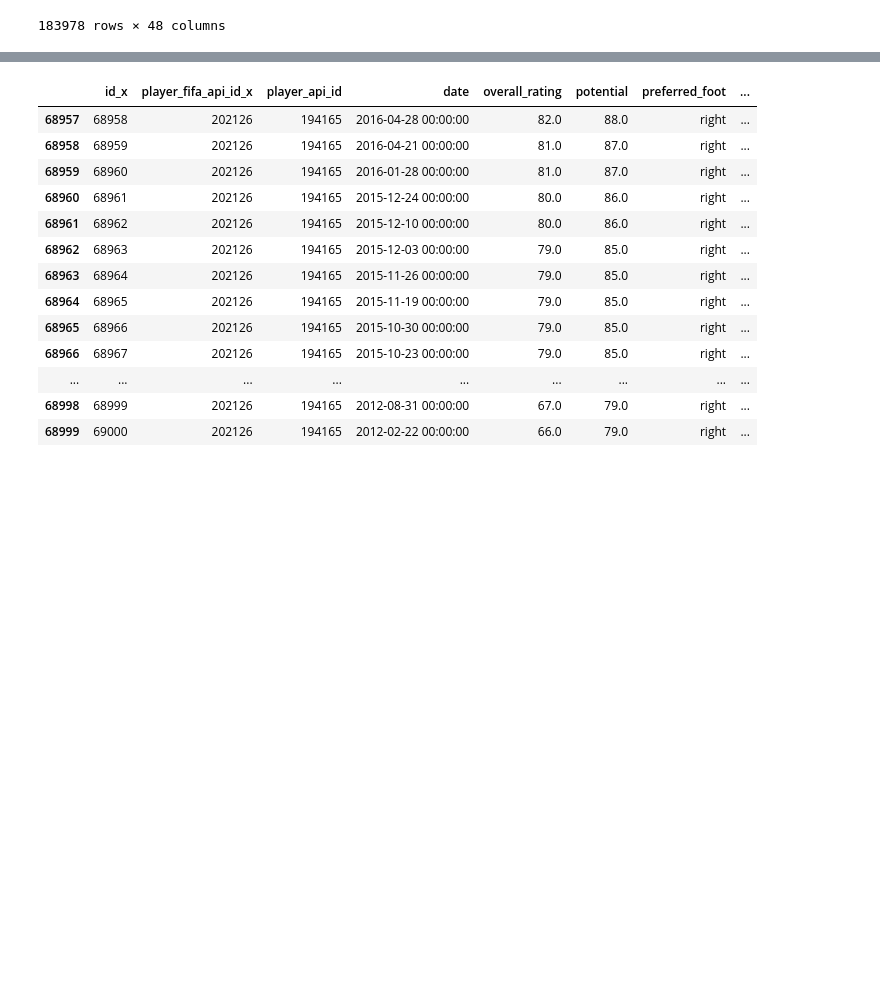
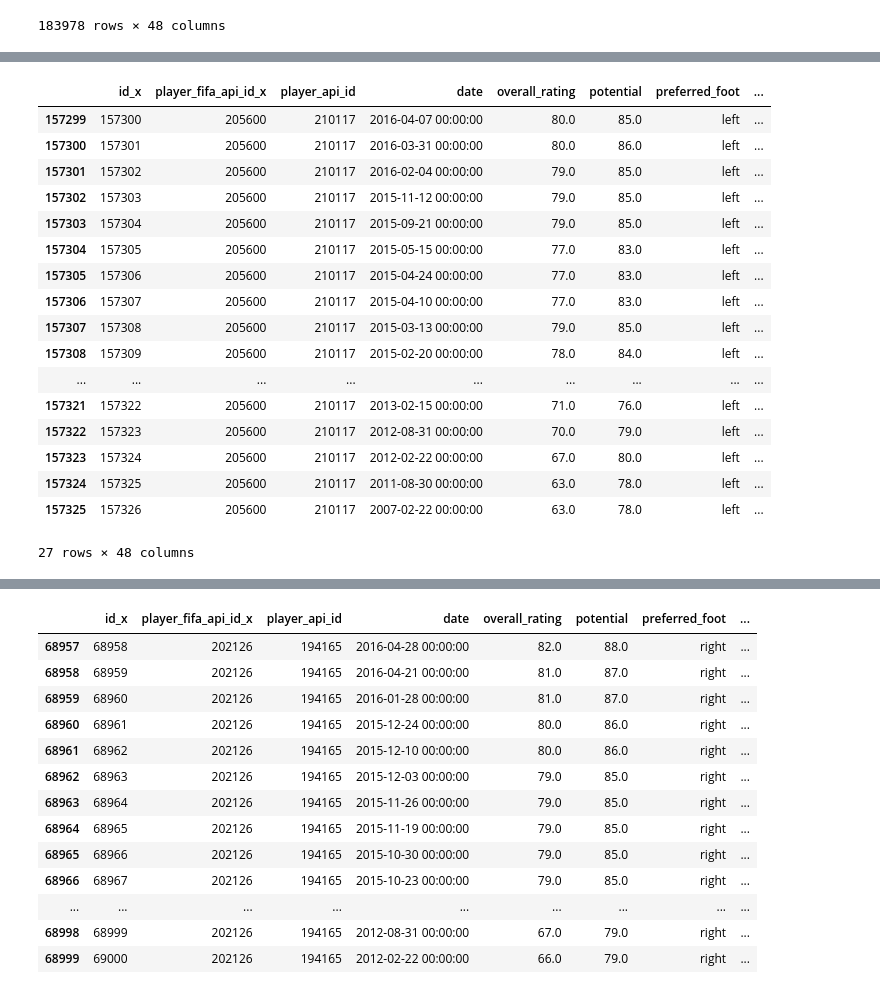
Before and after one commit to arditluzi1/DoppExercise2, a Jupyter notebook: notebooks/player_team_analysis.ipynb, the cells around one changed output, grey strips where cells are left out. Saved outputs shown, nothing was run; the diff lists cells and outputs as text; code cells hidden in the pictures; blank space fills up the shorter version.

```diff
--- a/notebooks/player_team_analysis.ipynb
+++ b/notebooks/player_team_analysis.ipynb
@@ -188,6 +195,26 @@ Bale = df.loc[df['player_name'] == "Gareth Bale"]
 Modric = df.loc[df['player_name'] == "Luka Modric"]
 # %%
 Umtiti = df.loc[df['player_name'] == "Samuel Umtiti"]
+Umtiti
+# %% [output]
+|  | id_x | player_fifa_api_id_x | player_api_id | date | overall_rating | potential | preferred_foot | ... |
+| 157299 | 157300 | 205600 | 210117 | 2016-04-07 00:00:00 | 80.0 | 85.0 | left | ... |
+| 157300 | 157301 | 205600 | 210117 | 2016-03-31 00:00:00 | 80.0 | 86.0 | left | ... |
+| 157301 | 157302 | 205600 | 210117 | 2016-02-04 00:00:00 | 79.0 | 85.0 | left | ... |
+| 157302 | 157303 | 205600 | 210117 | 2015-11-12 00:00:00 | 79.0 | 85.0 | left | ... |
+| 157303 | 157304 | 205600 | 210117 | 2015-09-21 00:00:00 | 79.0 | 85.0 | left | ... |
+| 157304 | 157305 | 205600 | 210117 | 2015-05-15 00:00:00 | 77.0 | 83.0 | left | ... |
+| 157305 | 157306 | 205600 | 210117 | 2015-04-24 00:00:00 | 77.0 | 83.0 | left | ... |
+| 157306 | 157307 | 205600 | 210117 | 2015-04-10 00:00:00 | 77.0 | 83.0 | left | ... |
+| 157307 | 157308 | 205600 | 210117 | 2015-03-13 00:00:00 | 79.0 | 85.0 | left | ... |
+| 157308 | 157309 | 205600 | 210117 | 2015-02-20 00:00:00 | 78.0 | 84.0 | left | ... |
+| ... | ... | ... | ... | ... | ... | ... | ... | ... |
+| 157321 | 157322 | 205600 | 210117 | 2013-02-15 00:00:00 | 71.0 | 76.0 | left | ... |
+| 157322 | 157323 | 205600 | 210117 | 2012-08-31 00:00:00 | 70.0 | 79.0 | left | ... |
+| 157323 | 157324 | 205600 | 210117 | 2012-02-22 00:00:00 | 67.0 | 80.0 | left | ... |
+| 157324 | 157325 | 205600 | 210117 | 2011-08-30 00:00:00 | 63.0 | 78.0 | left | ... |
+| 157325 | 157326 | 205600 | 210117 | 2007-02-22 00:00:00 | 63.0 | 78.0 | left | ... |
+27 rows × 48 columns
 # %%
 Pogba = df.loc[df['player_name'] == "Presnel Kimpembe"]
 # %%
```
Also changed, not shown: parts of 17 cells of this notebook.
